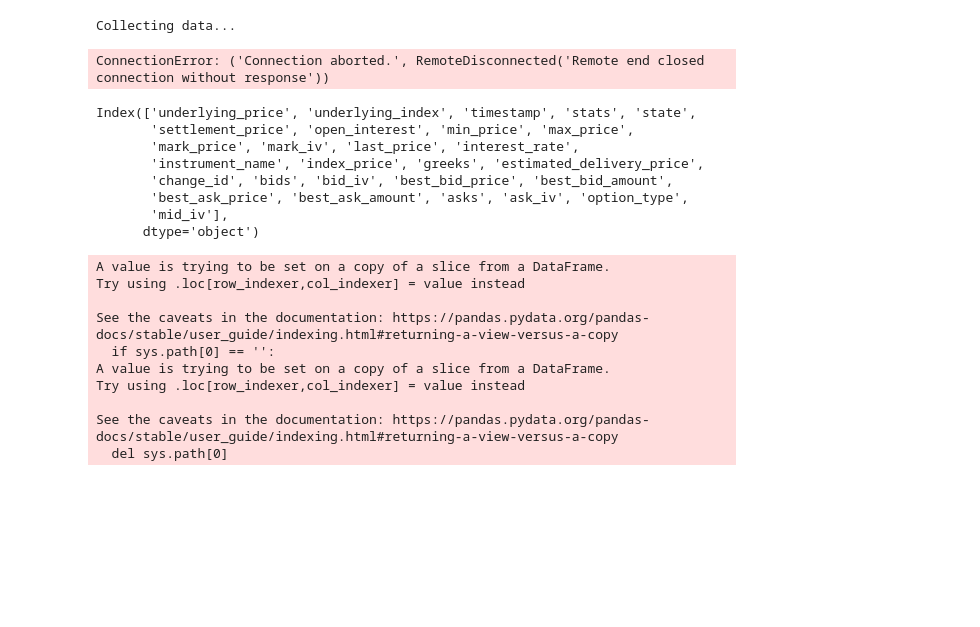
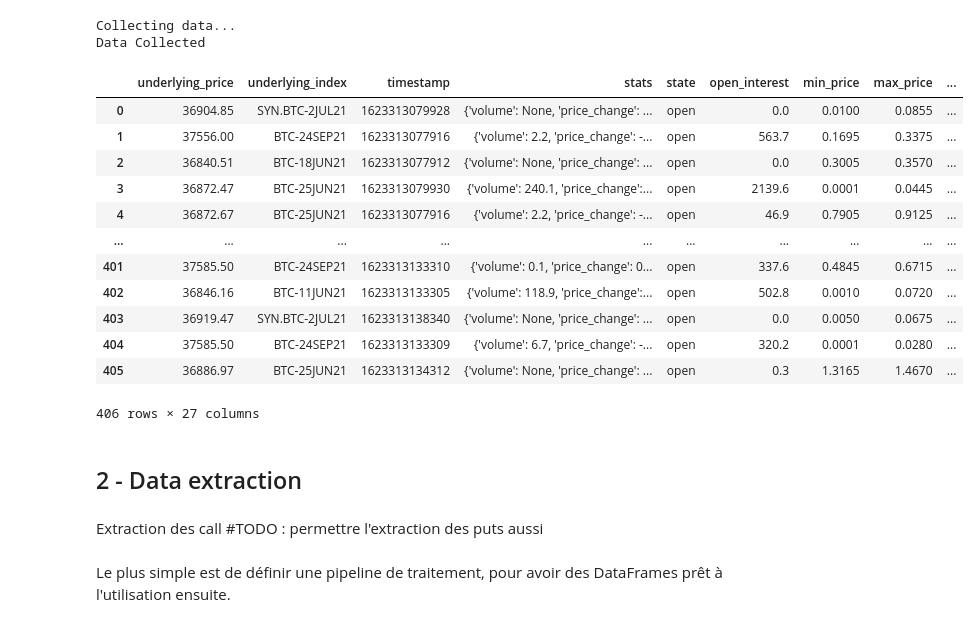
Before and after one commit to Rxzh/deribit_scraping, a Jupyter notebook: deribit_scraper_test.ipynb, the cells around one changed output. Cells and saved outputs as stored; diff of their text form; code cells hidden in the pictures; blank space fills up the shorter version.

Commit message:
ajout des volumes et une pipeline de traitement

```diff
--- a/deribit_scraper_test.ipynb
+++ b/deribit_scraper_test.ipynb
@@ -8,25 +103,27 @@ from sklearn.neighbors import KNeighborsRegressor
 # %%
-# Run this command below to download the most recent data
-
-btc_data = dm.Options("BTC")
-btc_data.collect_data(save_csv=True)
+#btc_data = dm.Options("BTC")
+#btc_data.collect_data(save_csv=True)
 # %% [output]
 Collecting data...
+Data Collected
+|  | underlying_price | underlying_index | timestamp | stats | state | open_interest | min_price | max_price | ... |
+| 0 | 36904.85 | SYN.BTC-2JUL21 | 1623313079928 | {'volume': None, 'price_change': ... | open | 0.0 | 0.0100 | 0.0855 | ... |
+| 1 | 37556.00 | BTC-24SEP21 | 1623313077916 | {'volume': 2.2, 'price_change': -... | open | 563.7 | 0.1695 | 0.3375 | ... |
+| 2 | 36840.51 | BTC-18JUN21 | 1623313077912 | {'volume': None, 'price_change': ... | open | 0.0 | 0.3005 | 0.3570 | ... |
+| 3 | 36872.47 | BTC-25JUN21 | 1623313079930 | {'volume': 240.1, 'price_change':... | open | 2139.6 | 0.0001 | 0.0445 | ... |
+| 4 | 36872.67 | BTC-25JUN21 | 1623313077916 | {'volume': 2.2, 'price_change': -... | open | 46.9 | 0.7905 | 0.9125 | ... |
+| ... | ... | ... | ... | ... | ... | ... | ... | ... | ... |
+| 401 | 37585.50 | BTC-24SEP21 | 1623313133310 | {'volume': 0.1, 'price_change': 0... | open | 337.6 | 0.4845 | 0.6715 | ... |
+| 402 | 36846.16 | BTC-11JUN21 | 1623313133305 | {'volume': 118.9, 'price_change':... | open | 502.8 | 0.0010 | 0.0720 | ... |
+| 403 | 36919.47 | SYN.BTC-2JUL21 | 1623313138340 | {'volume': None, 'price_change': ... | open | 0.0 | 0.0050 | 0.0675 | ... |
+| 404 | 37585.50 | BTC-24SEP21 | 1623313133309 | {'volume': 6.7, 'price_change': -... | open | 320.2 | 0.0001 | 0.0280 | ... |
+| 405 | 36886.97 | BTC-25JUN21 | 1623313134312 | {'volume': None, 'price_change': ... | open | 0.3 | 1.3165 | 1.4670 | ... |
-ConnectionError: ('Connection aborted.', RemoteDisconnected('Remote end closed connection without response'))
+406 rows × 27 columns
+# %% [markdown]
+## 2 - Data extraction
 # %%
 # Pre-loading downloaded data
-btc_df = pd.read_csv("btc_options_data-2021_Jun_09-15_02_24.csv", index_col=0)
+btc_df = pd.read_csv("btc_options_data-2021_Jun_10-10_19_01.csv", index_col=0)
 btc_df['mid_iv'] = (btc_df.bid_iv + btc_df.ask_iv)/2
 
-
-
-print(btc_df.columns)
+btc_df['V'] = [x['volume'] for x in btc_df['stats'].apply(string_to_dict)]
-# %% [output]
-Index(['underlying_price', 'underlying_index', 'timestamp', 'stats', 'state',
-       'settlement_price', 'open_interest', 'min_price', 'max_price',
-       'mark_price', 'mark_iv', 'last_price', 'interest_rate',
-       'instrument_name', 'index_price', 'greeks', 'estimated_delivery_price',
-       'change_id', 'bids', 'bid_iv', 'best_bid_price', 'best_bid_amount',
-       'best_ask_price', 'best_ask_amount', 'asks', 'ask_iv', 'option_type',
-       'mid_iv'],
-      dtype='object')
@@ -88,25 +130,5 @@ def ts_to_days(ts):
-# %%
-# Only extract the call options
-btc_call = btc_df[btc_df.option_type == 'C']
-EXP_DATES, STRIKES = [], []
-
-
-###
-for inst_name in btc_call['instrument_name']:
-    el = inst_name.split('-')
-    EXP_DATES.append(el[1])
-    STRIKES.append(el[2])
-
-btc_call['_T'] = EXP_DATES
-btc_call['K'] = STRIKES
-# %% [output]
-A value is trying to be set on a copy of a slice from a DataFrame.
-Try using .loc[row_indexer,col_indexer] = value instead
-
-See the caveats in the documentation: https://pandas.pydata.org/pandas-docs/stable/user_guide/indexing.html#returning-a-view-versus-a-copy
-  if sys.path[0] == '':
-A value is trying to be set on a copy of a slice from a DataFrame.
-Try using .loc[row_indexer,col_indexer] = value instead
-
-See the caveats in the documentation: https://pandas.pydata.org/pandas-docs/stable/user_guide/indexing.html#returning-a-view-versus-a-copy
-  del sys.path[0]
+# %% [markdown]
+Extraction des call
+#TODO : permettre l'extraction des puts aussi
+# %% [markdown]
+Le plus simple est de définir une pipeline de traitement, pour avoir des DataFrames prêt à l'utilisation ensuite.
```
Also changed, not shown: parts of 14 cells of this notebook, 6 other files.
